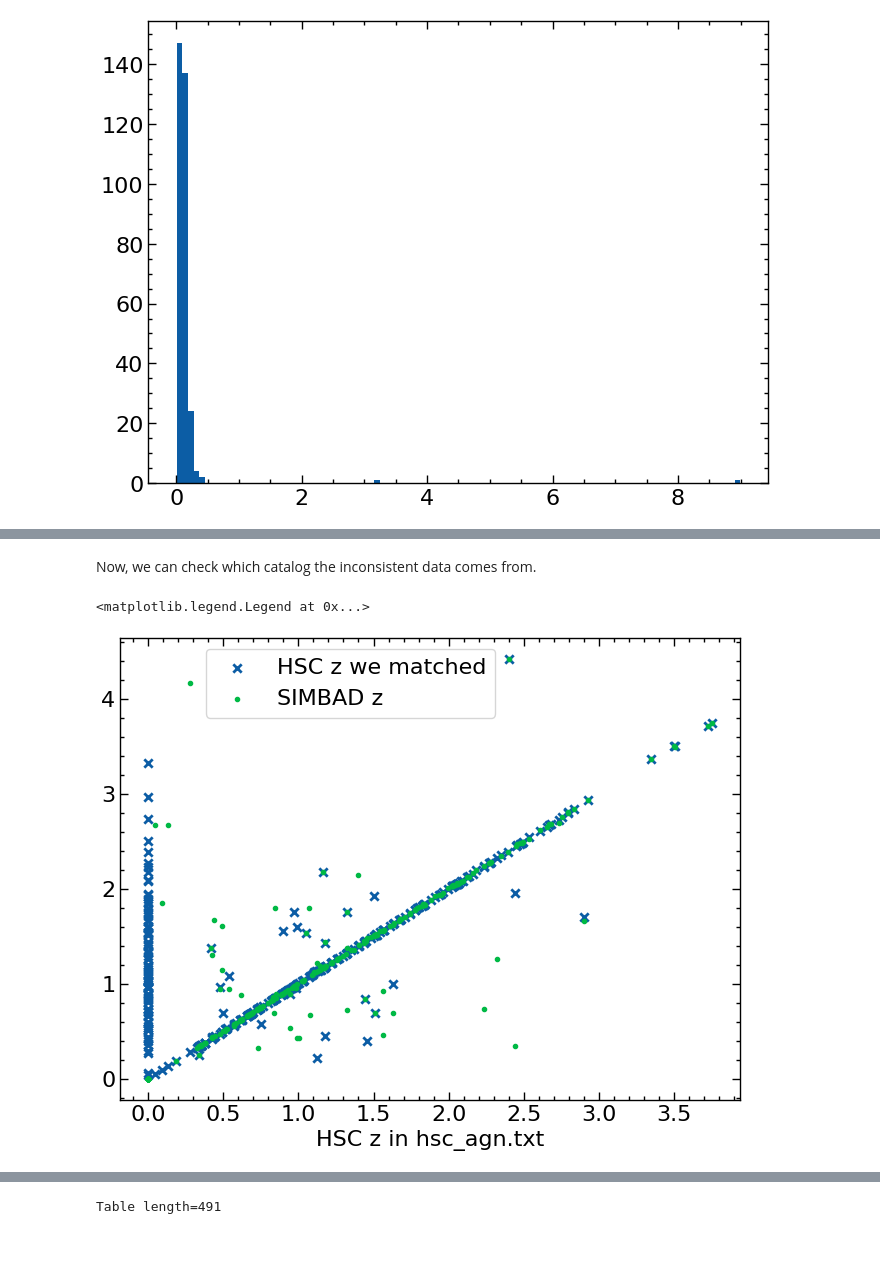
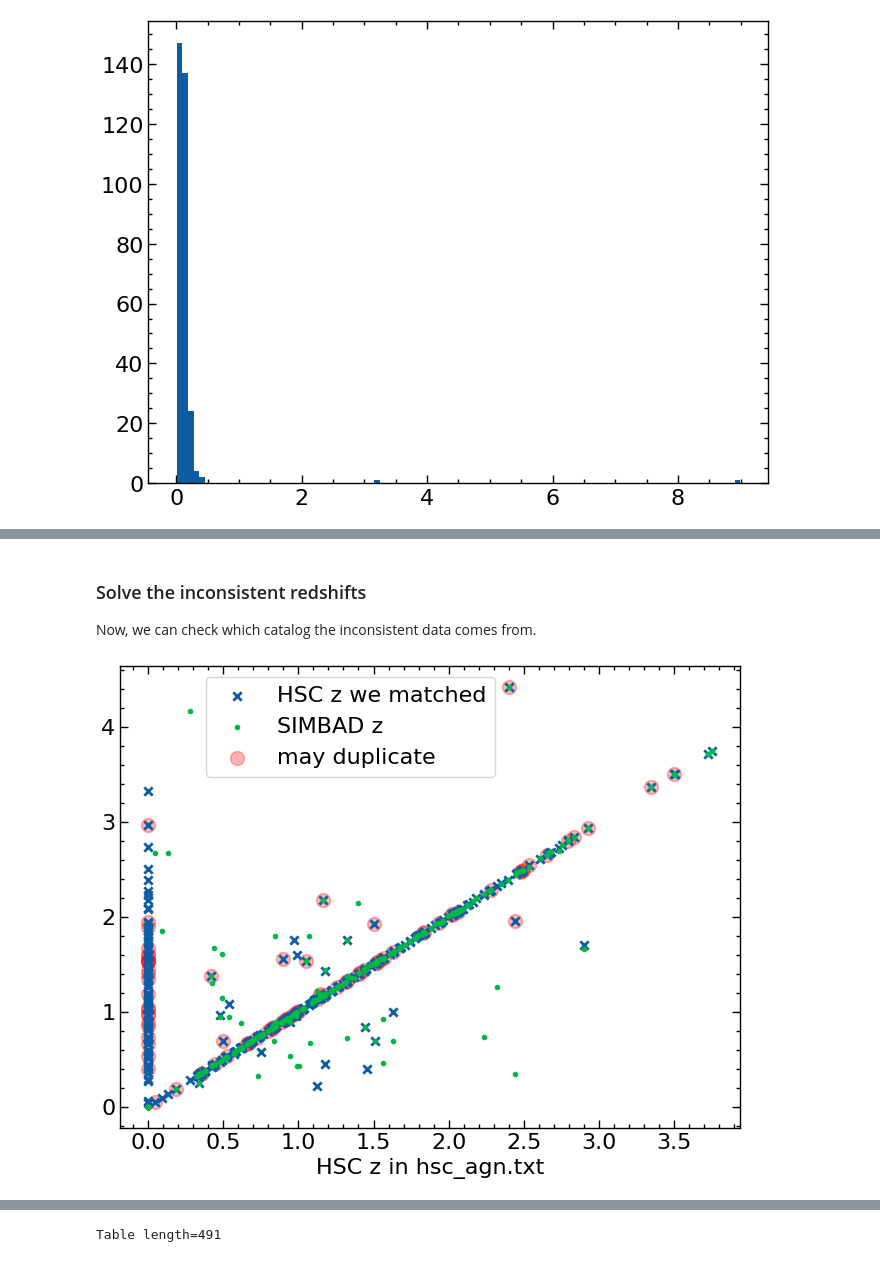
Before and after one commit to Chisen-Lupus/dwarf_agn_cosmos, a Jupyter notebook: hsc-ssp-download.ipynb, the cells around one changed output, grey strips where cells are left out. Drawn from its saved outputs; the diff is of its cells as text; code cells hidden in the pictures.

```diff
--- a/hsc-ssp-download.ipynb
+++ b/hsc-ssp-download.ipynb
@@ -245,8 +245,10 @@ Then, we match our catalog to csv that contains its source.
 data_hsc_mask = data_agn_updated['r_z'] == 1
 data_coords = SkyCoord(data_agn_updated['RAdeg'], data_agn_updated['DEdeg'], unit=[u.deg, u.deg])
 
-hsc_sources = ascii.read('spec/420753.csv')
-hsc_coords = SkyCoord(hsc_sources['specz_ra'], hsc_sources['specz_dec'], unit=[u.deg, u.deg])
+source_keys = ['specz_flag_zcosmos_bright_dr3', 'specz_flag_3dhst_v4_1_5', 'specz_flag_sdss_dr15', 'specz_flag_gama_dr3', 'specz_flag_udsz_dr1', 'specz_flag_vandels_dr2', 'specz_flag_c3r2_dr2', 'specz_flag_vvds_drfinal', 'specz_flag_deimos_2018', 'specz_flag_fmos_dr2', 'specz_flag_lega_c_dr2', 'specz_flag_primus_dr1', 'specz_flag_vipers_dr2', 'specz_flag_wigglez_dr1', 'specz_flag_deep23_dr4_egs']
+hsc_targets = ascii.read('spec/420753.csv', converters={key: [ascii.convert_numpy(bool)] for key in source_keys})
+hsc_coords = SkyCoord(hsc_targets['specz_ra'], hsc_targets['specz_dec'], unit=[u.deg, u.deg])
+hsc_duplication_mask = hsc_targets['specz_duplicationflag']==10
 
 idx, d2d, _ = data_coords[data_hsc_mask].match_to_catalog_sky(hsc_coords)
 
@@ -256,14 +278,21 @@ plt.hist(d2d.to(u.arcsec).value, bins=100);
 # %% [markdown]
+### Solve the inconsistent redshifts
+
 Now, we can check which catalog the inconsistent data comes from.
 # %%
-plt.scatter(data_agn_compare[data_hsc_mask]['HSC-z'], hsc_sources[idx]['specz_redshift'],
+plt.scatter(data_agn_compare[data_hsc_mask]['HSC-z'], hsc_targets[idx]['specz_redshift'],
             marker='x', label='HSC z we matched')
 plt.scatter(data_agn_compare[data_hsc_mask]['HSC-z'], data_agn_compare[data_hsc_mask]['SIMBAD-z'],
             marker='.', label='SIMBAD z')
+
+# duplication flag
+plt.scatter(data_agn_compare[data_hsc_mask]['HSC-z'][hsc_targets[idx]['specz_duplicationflag']!=100],
+            hsc_targets[idx]['specz_redshift'][hsc_targets[idx]['specz_duplicationflag']!=100],
+            marker='o', label='may duplicate', alpha=0.3, zorder=0, c='r', s=100)
+
 plt.xlabel('HSC z in hsc_agn.txt')
 plt.ylabel('')
 plt.legend(frameon=True, loc='upper left',  bbox_to_anchor=(0.12, 1));
 # %% [output]
-<matplotlib.legend.Legend at 0x...>
-[figure, old version]
+[figure, new version]
 # %% [markdown]
```
Also changed, not shown: parts of 13 cells of this notebook.
